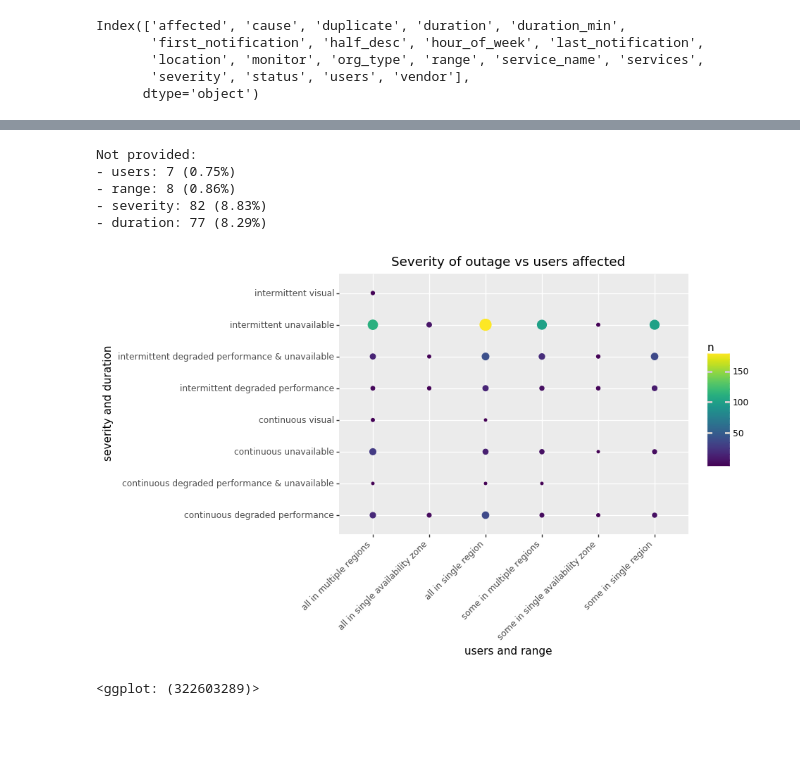
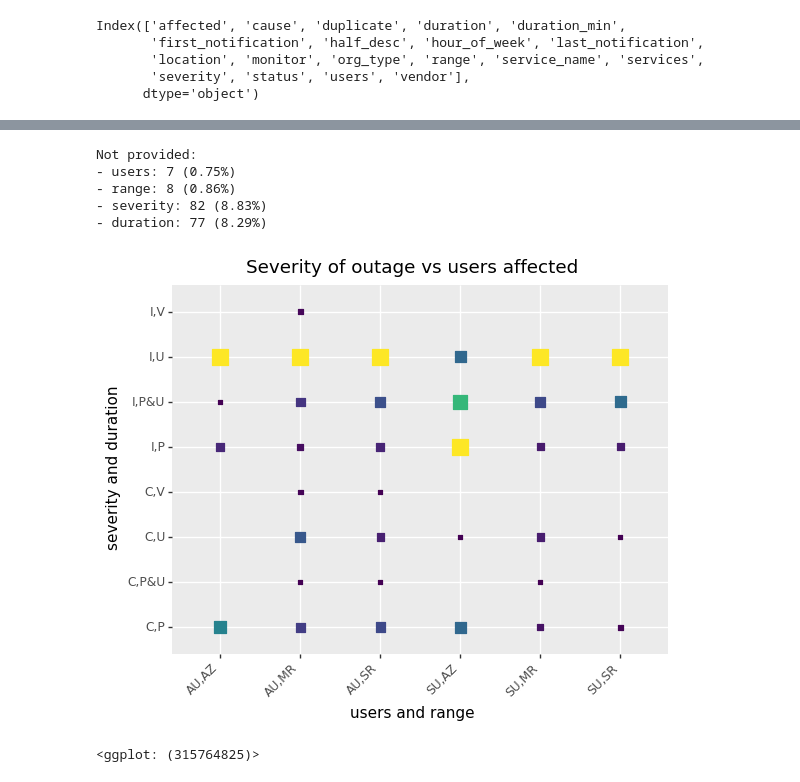
Before and after one commit to thezeroalpha/honours-project, a Jupyter notebook: notebooks/Plotting.ipynb, the cells around one changed output, grey strips where cells are left out. Drawn from its saved outputs; the diff is of its cells as text; code cells hidden in the pictures; blank space fills up the shorter version.

```diff
--- a/notebooks/Plotting.ipynb
+++ b/notebooks/Plotting.ipynb
@@ -197,30 +247,32 @@ Not provided:
 # %%
 print(f'''
 Not provided:
 - users: {"%d (%s)" % len_and_pct(df[filter_notprovided(df.users, keep=True)], df)}
 - range: {"%d (%s)" % len_and_pct(df[filter_notprovided(df.range, keep=True)], df)}
 - severity: {"%d (%s)" % len_and_pct(df[filter_notprovided(df.severity, keep=True)], df)}
 - duration: {"%d (%s)" % len_and_pct(df[filter_notprovided(df.duration, keep=True)], df)}
 ''')
 
 filt = df[filter_notprovided(df.users) & filter_notprovided(df.range) & filter_notprovided(df.severity) & filter_notprovided(df.duration)]
-plotdf = pd.DataFrame({'users and range': filt.users+' in '+filt.range,
-                       'severity and duration': filt.duration+' '+filt.severity.map(lambda x: ' & '.join(x))})
+plotdf = (pd.DataFrame({'users and range': filt.users.map(shorten)+','+filt.range.map(shorten),
+                       'severity and duration': filt.duration.map(shorten)+','+filt.severity.map(lambda x: '&'.join(map(shorten, x)))})
+          .pipe(count_values, groupby='severity and duration', countcol='users and range')
+          .pipe(max_normalize_by_column, by='users and range', target='counts'))
 
 (p9.ggplot(plotdf)
- + p9.aes(x='users and range', y='severity and duration', color='..n..')
- + p9.geom_count(show_legend={'size': False})
+ + p9.aes(x='users and range', y='severity and duration', color='counts', size='counts')
+ + p9.geom_count(show_legend=False, shape='s')
  + p9.theme(axis_text_x=p9.element_text(rotation=45, hjust=1))
  + p9.ggtitle("Severity of outage vs users affected")
 )
 # %% [output]
 Not provided:
 - users: 7 (0.75%)
 - range: 8 (0.86%)
 - severity: 82 (8.83%)
 - duration: 77 (8.29%)
-[figure, old version]
+[figure, new version]
-<ggplot: (322603289)>
+<ggplot: (315764825)>
 # %%
 print(f'''
 Not provided:
```
Also changed, not shown: parts of 14 cells of this notebook, 4 other files.
